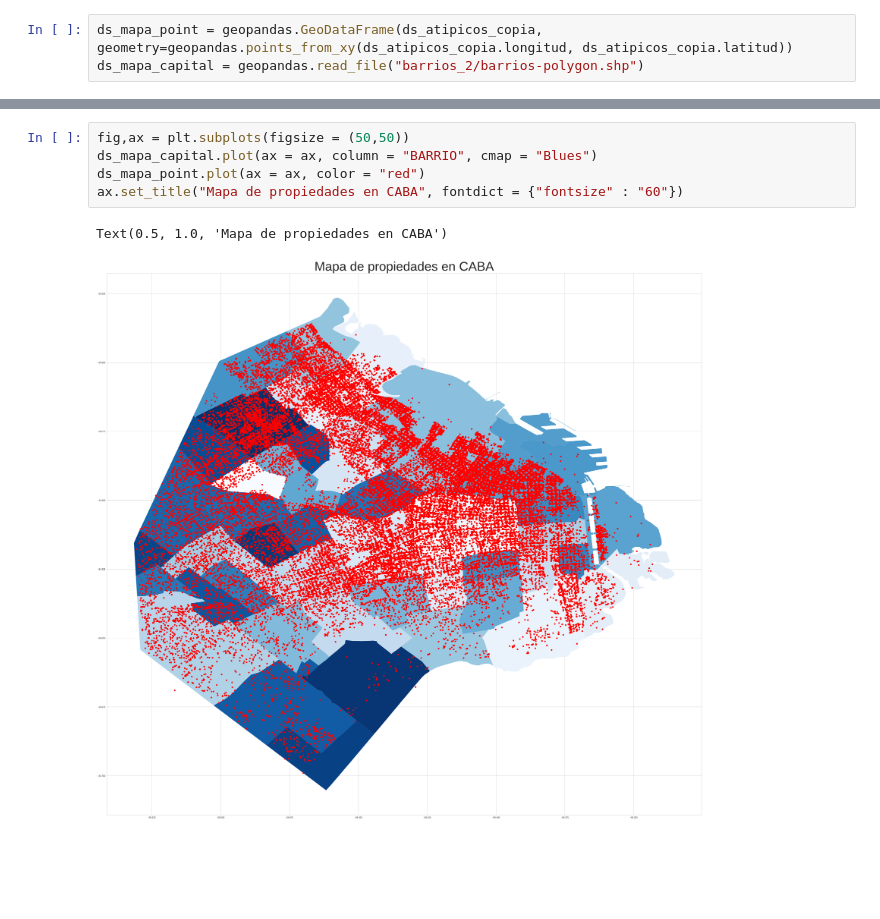
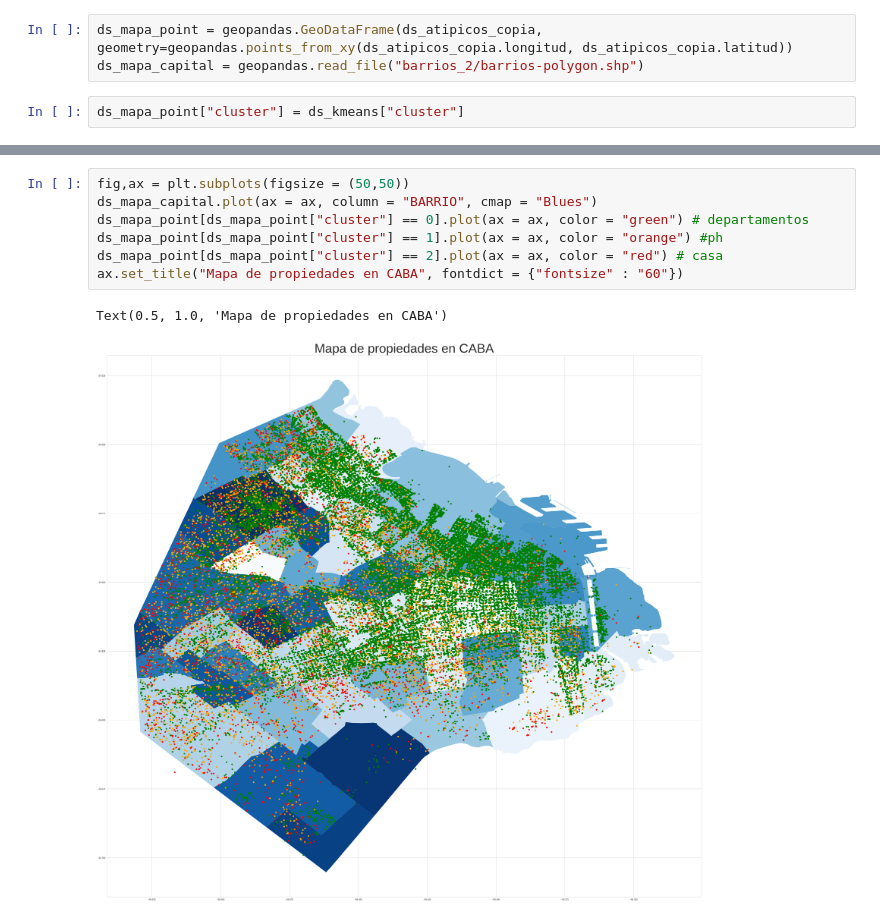
Before and after one commit to Fanusaez/7506R-2C2022-GRUPO13, a Jupyter notebook: 7506R_TP1_GRUPO13_ENTREGA.ipynb, the cells around one changed output, grey strips where cells are left out. Drawn from its saved outputs; the diff is of its cells as text; blank space fills up the shorter version.

Commit message:
Agrego colores a las propiedades del mapa segun su correspondiente cluster

```diff
--- a/7506R_TP1_GRUPO13_ENTREGA.ipynb
+++ b/7506R_TP1_GRUPO13_ENTREGA.ipynb
@@ -1182,3 +1199,5 @@ Delimitacionn de capital federal
 # %%
 ds_mapa_point = geopandas.GeoDataFrame(ds_atipicos_copia, geometry=geopandas.points_from_xy(ds_atipicos_copia.longitud, ds_atipicos_copia.latitud))
 ds_mapa_capital = geopandas.read_file("barrios_2/barrios-polygon.shp")
+# %%
+ds_mapa_point["cluster"] = ds_kmeans["cluster"]
@@ -1185,8 +1217,10 @@ ds_mapa_capital = geopandas.read_file("barrios_2/barrios-polygon.shp")
 # %%
 fig,ax = plt.subplots(figsize = (50,50))
 ds_mapa_capital.plot(ax = ax, column = "BARRIO", cmap = "Blues")
-ds_mapa_point.plot(ax = ax, color = "red")
+ds_mapa_point[ds_mapa_point["cluster"] == 0].plot(ax = ax, color = "green") # departamentos
+ds_mapa_point[ds_mapa_point["cluster"] == 1].plot(ax = ax, color = "orange") #ph
+ds_mapa_point[ds_mapa_point["cluster"] == 2].plot(ax = ax, color = "red") # casa
 ax.set_title("Mapa de propiedades en CABA", fontdict = {"fontsize" : "60"})
 # %% [output]
 Text(0.5, 1.0, 'Mapa de propiedades en CABA')
-[figure, old version]
+[figure, new version]
```
Also changed, not shown: parts of 15 cells of this notebook, 1 other file.
